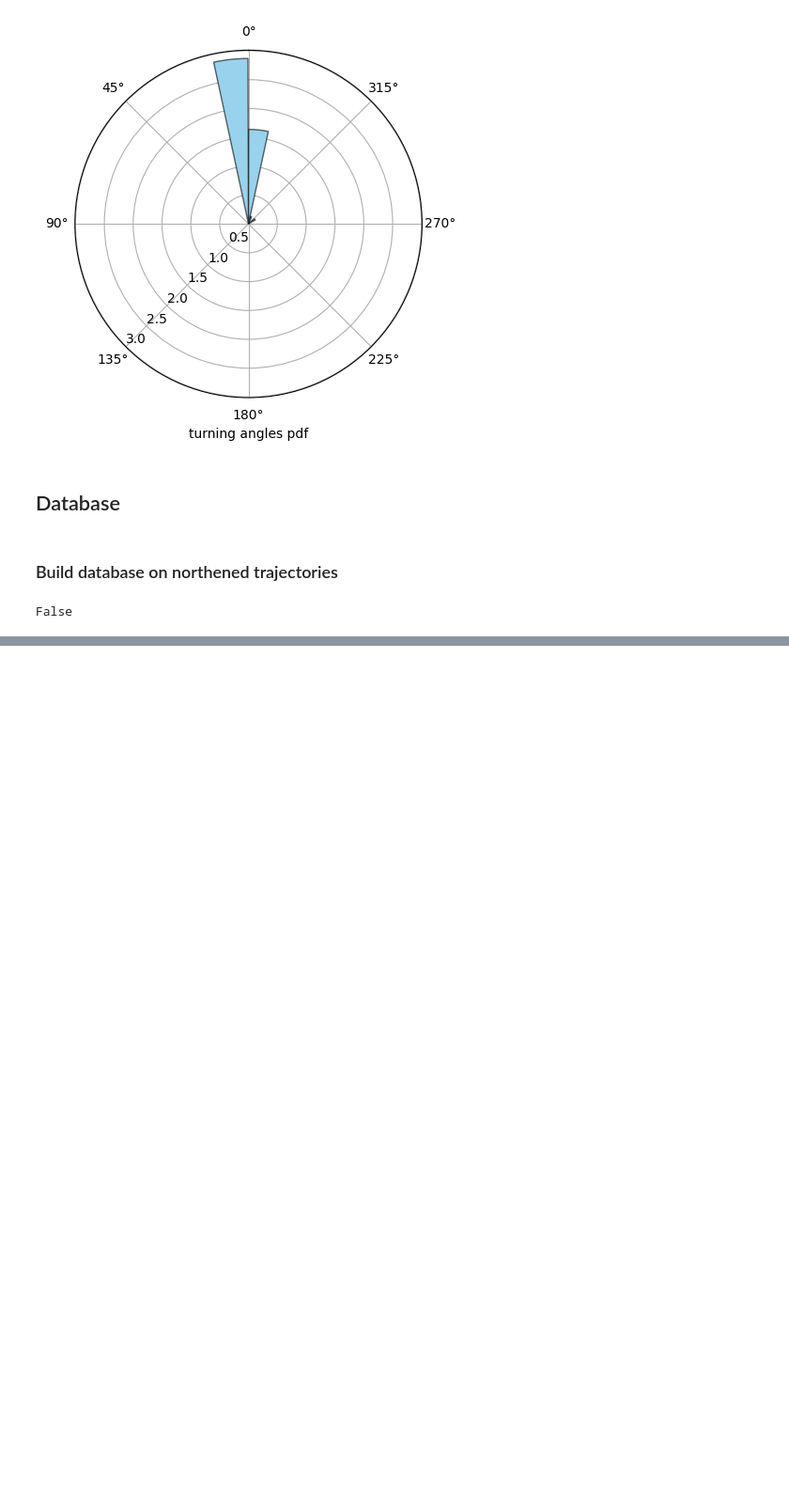
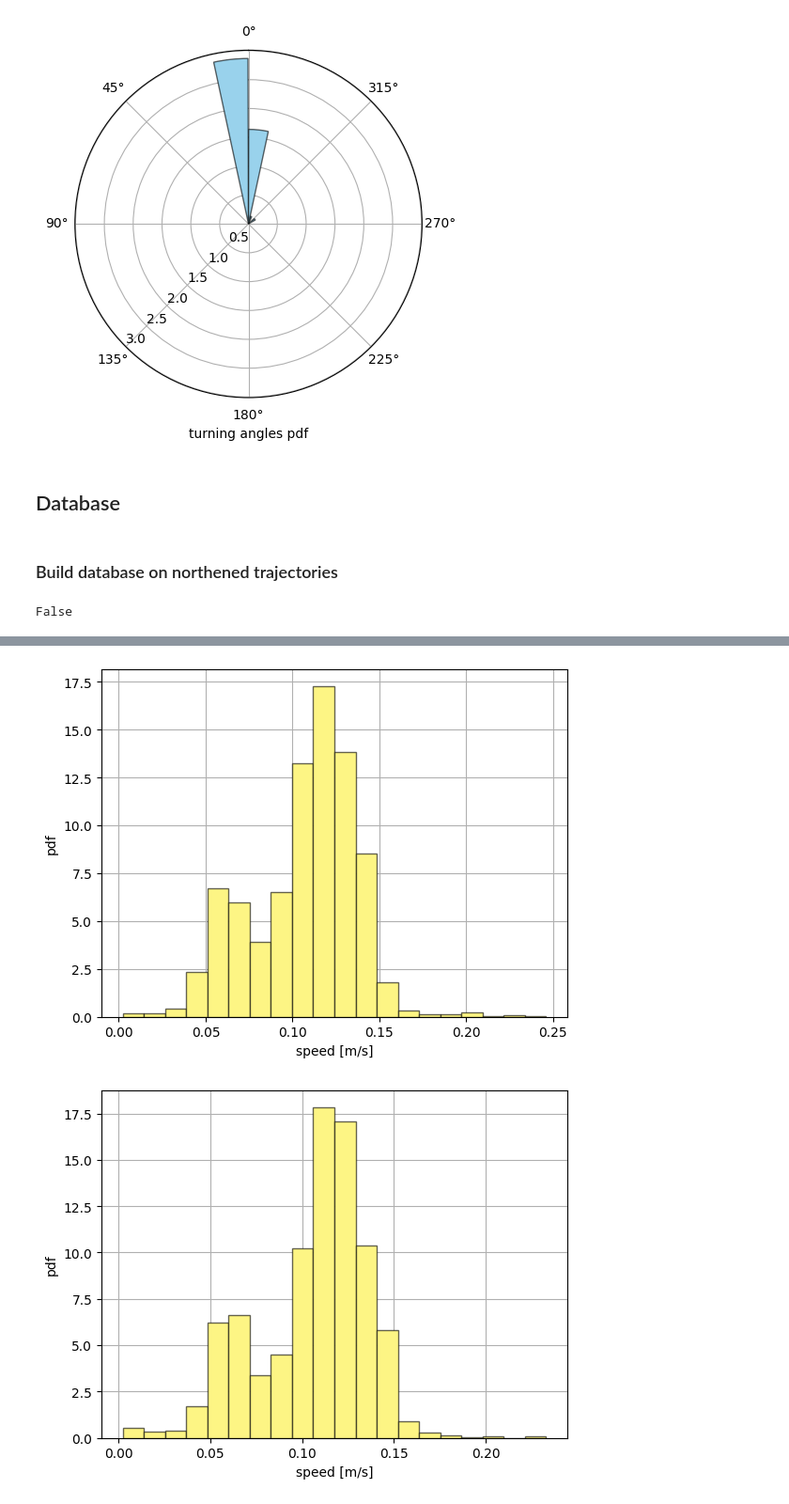
Before and after one commit to adhocmaster/diverging-trajectories, a Jupyter notebook: src/notebooks/break-by-y-axis.ipynb, the cells around one changed output, grey strips where cells are left out. Shown at 94% size. Saved outputs shown, nothing was run; the diff lists cells and outputs as text; code cells hidden in the pictures; blank space fills up the shorter version.

```diff
--- a/src/notebooks/break-by-y-axis.ipynb
+++ b/src/notebooks/break-by-y-axis.ipynb
@@ -350,0 +374,23 @@ TypeError: getPatternsByHeadingStart() got an unexpected keyword argument 'round
+# %%
+from diverging_trajectories.generator import TrajectoryGenerator
+from diverging_trajectories.generator import BumpyGenerator
+baseGenerator = TrajectoryGenerator()
+generator = BumpyGenerator(repo, interval=1.0, maxHeadingDiff=30)
+# %%
+pedIds = northenedDf["uniqueTrackId"].unique()
+sourceTrajs = []
+for pedId in tqdm(pedIds):
+    sourceId = str(pedId)
+    aTrack = northenedDf[northenedDf["uniqueTrackId"] == pedId]
+    patterns = extractor.extract(sourceId, aTrack)
+    sourceTrajs.append(baseGenerator.combinePatterns(patterns))
+# %%
+generatedTrajs = generator.generateByRoundedOffset(100)
+# %%
+patternVisualizer.speedHist(sourceTrajs)
+patternVisualizer.speedHist(generatedTrajs)
+patternVisualizer.turnHist(sourceTrajs)
+patternVisualizer.turnHist(generatedTrajs)
+# %% [output]
+[figure, added]
+[figure, added]
```
Also changed, not shown: parts of 13 cells of this notebook, 5 other files.
